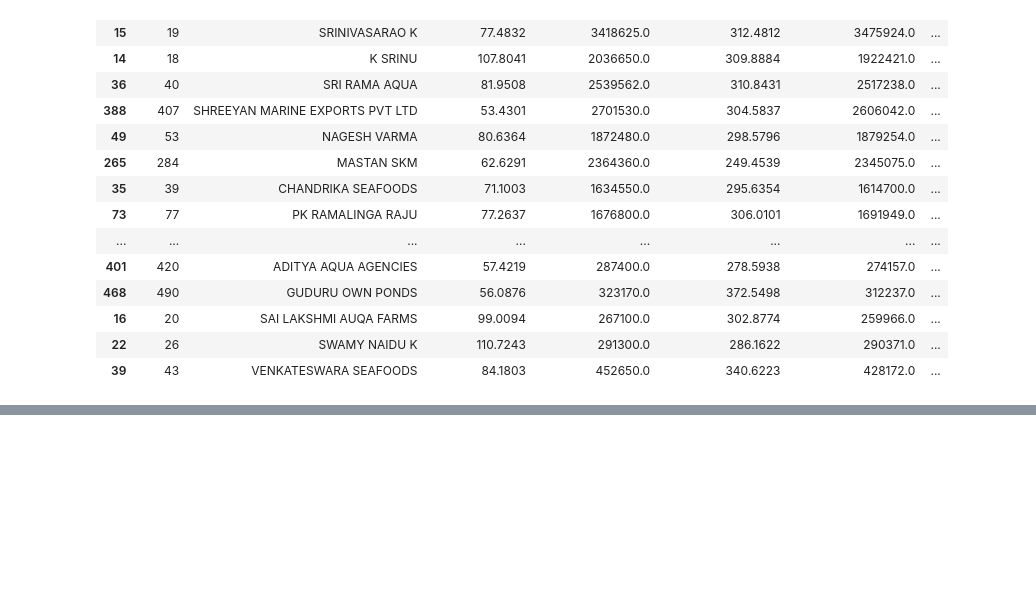
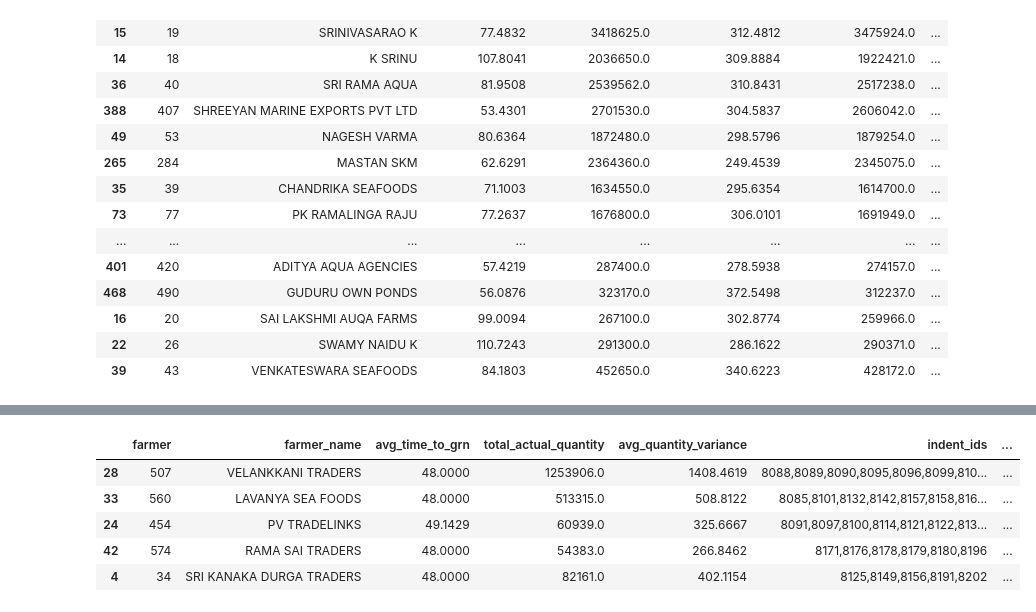
Before and after one commit to ideaboxai/ideaboxai-vertical-ml-service, a Jupyter notebook: notebooks/farmer_performance_ranking/farmer_ranking.ipynb, the cells around one changed output, grey strips where cells are left out. Saved outputs shown, nothing was run; the diff lists cells and outputs as text; code cells hidden in the pictures; blank space fills up the shorter version.

```diff
--- a/notebooks/farmer_performance_ranking/farmer_ranking.ipynb
+++ b/notebooks/farmer_performance_ranking/farmer_ranking.ipynb
@@ -501,0 +638,37 @@ final_results.to_excel("farmer_performance_ranking.xlsx", index=False)
+# %%
+numeric_columns_impact_mapper = {
+    "avg_time_to_grn": "-",
+    "total_actual_quantity": "+",
+    "avg_quantity_variance": "-",
+    "lots_supplied": "+",
+    "avg_grading_yield": "+",
+    "indent_count": "+",
+}
+farmer_ids = modified_rank_df[["farmer", "farmer_name"]].copy()
+
+numeric_dataset = modified_rank_df[
+    ["farmer"] + list(numeric_columns_impact_mapper.keys())
+].copy()
+numeric_dataset = numeric_dataset.fillna(numeric_dataset.mean())
+
+nCol = numeric_dataset.shape[1]
+
+impact = list(numeric_columns_impact_mapper.values())  # Adjusted for 6 numeric columns
+equal_weight_factor = 1 / (nCol - 1)  # Equal weight factor for normalization
+weights = [equal_weight_factor] * (nCol - 1)
+
+ranked_farmers = rank_farmers(numeric_dataset, nCol, impact, weights)
+
+# Merge with original dataset to get all columns, then add ranking information
+final_results = modified_rank_df.merge(
+    ranked_farmers[["farmer", "relative_closeness", "rank"]], on="farmer", how="left"
+)
+final_results = final_results.sort_values(by="rank")
+final_results.head()
+# %% [output]
+|  | farmer | farmer_name | avg_time_to_grn | total_actual_quantity | avg_quantity_variance | indent_ids | ... |
+| 28 | 507 | VELANKKANI TRADERS | 48.0000 | 1253906.0 | 1408.4619 | 8088,8089,8090,8095,8096,8099,810... | ... |
+| 33 | 560 | LAVANYA SEA FOODS | 48.0000 | 513315.0 | 508.8122 | 8085,8101,8132,8142,8157,8158,816... | ... |
+| 24 | 454 | PV TRADELINKS | 49.1429 | 60939.0 | 325.6667 | 8091,8097,8100,8114,8121,8122,813... | ... |
+| 42 | 574 | RAMA SAI TRADERS | 48.0000 | 54383.0 | 266.8462 | 8171,8176,8178,8179,8180,8196 | ... |
+| 4 | 34 | SRI KANAKA DURGA TRADERS | 48.0000 | 82161.0 | 402.1154 | 8125,8149,8156,8191,8202 | ... |
```
Also changed, not shown: parts of 6 cells of this notebook.
